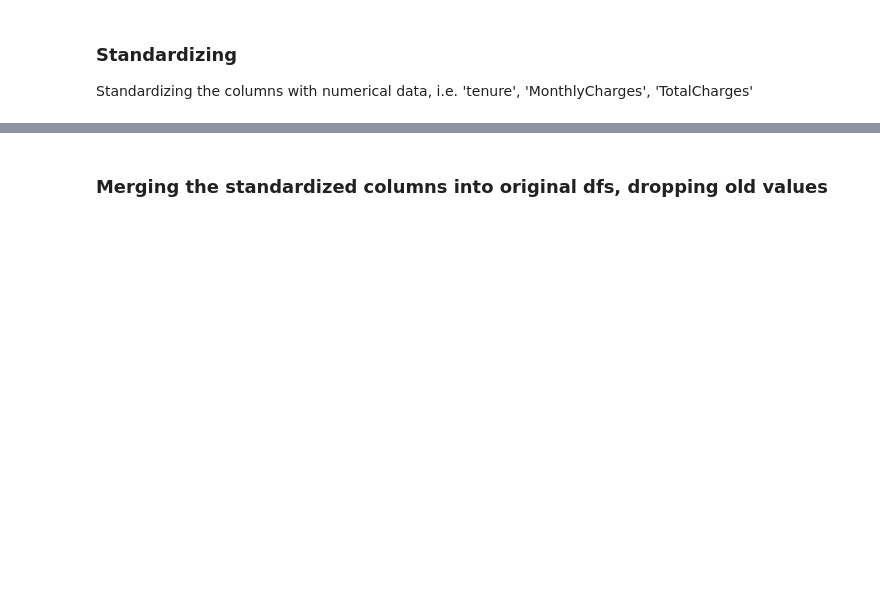
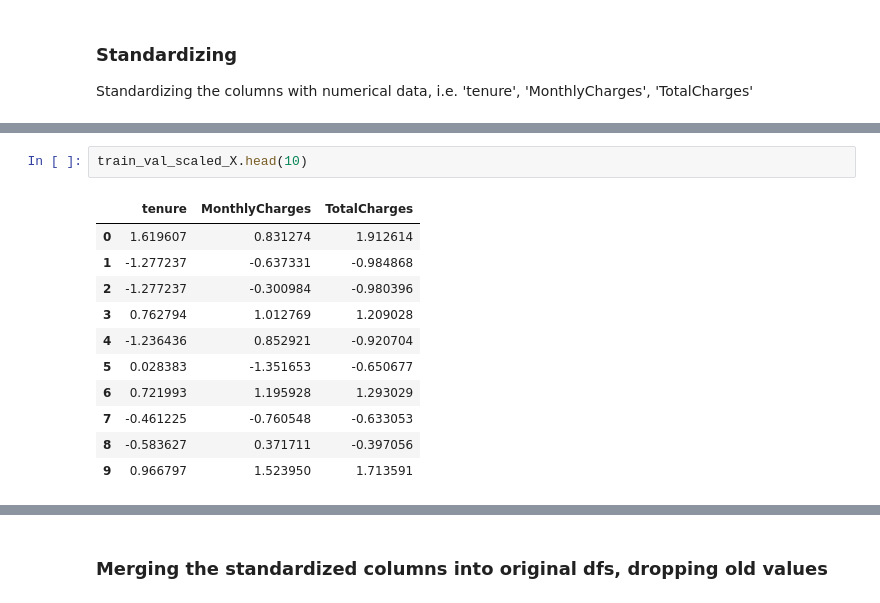
Before and after one commit to robinleoknauth/customer_churn_project, a Jupyter notebook: Customer_Churn_preprocessing_and_DA_and_Models_fix.ipynb, the cells around one changed output, grey strips where cells are left out. Drawn from its saved outputs; the diff is of its cells as text; blank space fills up the shorter version.

```diff
--- a/Customer_Churn_preprocessing_and_DA_and_Models_fix.ipynb
+++ b/Customer_Churn_preprocessing_and_DA_and_Models_fix.ipynb
@@ -267,0 +281,14 @@ test_scaled_X = pd.DataFrame(test_scaled_X , columns=num_cols )
+# %%
+train_val_scaled_X.head(10)
+# %% [output]
+|  | tenure | MonthlyCharges | TotalCharges |
+| 0 | 1.619607 | 0.831274 | 1.912614 |
+| 1 | -1.277237 | -0.637331 | -0.984868 |
+| 2 | -1.277237 | -0.300984 | -0.980396 |
+| 3 | 0.762794 | 1.012769 | 1.209028 |
+| 4 | -1.236436 | 0.852921 | -0.920704 |
+| 5 | 0.028383 | -1.351653 | -0.650677 |
+| 6 | 0.721993 | 1.195928 | 1.293029 |
+| 7 | -0.461225 | -0.760548 | -0.633053 |
+| 8 | -0.583627 | 0.371711 | -0.397056 |
+| 9 | 0.966797 | 1.523950 | 1.713591 |
```
Also changed, not shown: parts of 21 cells of this notebook, 1 other file.
